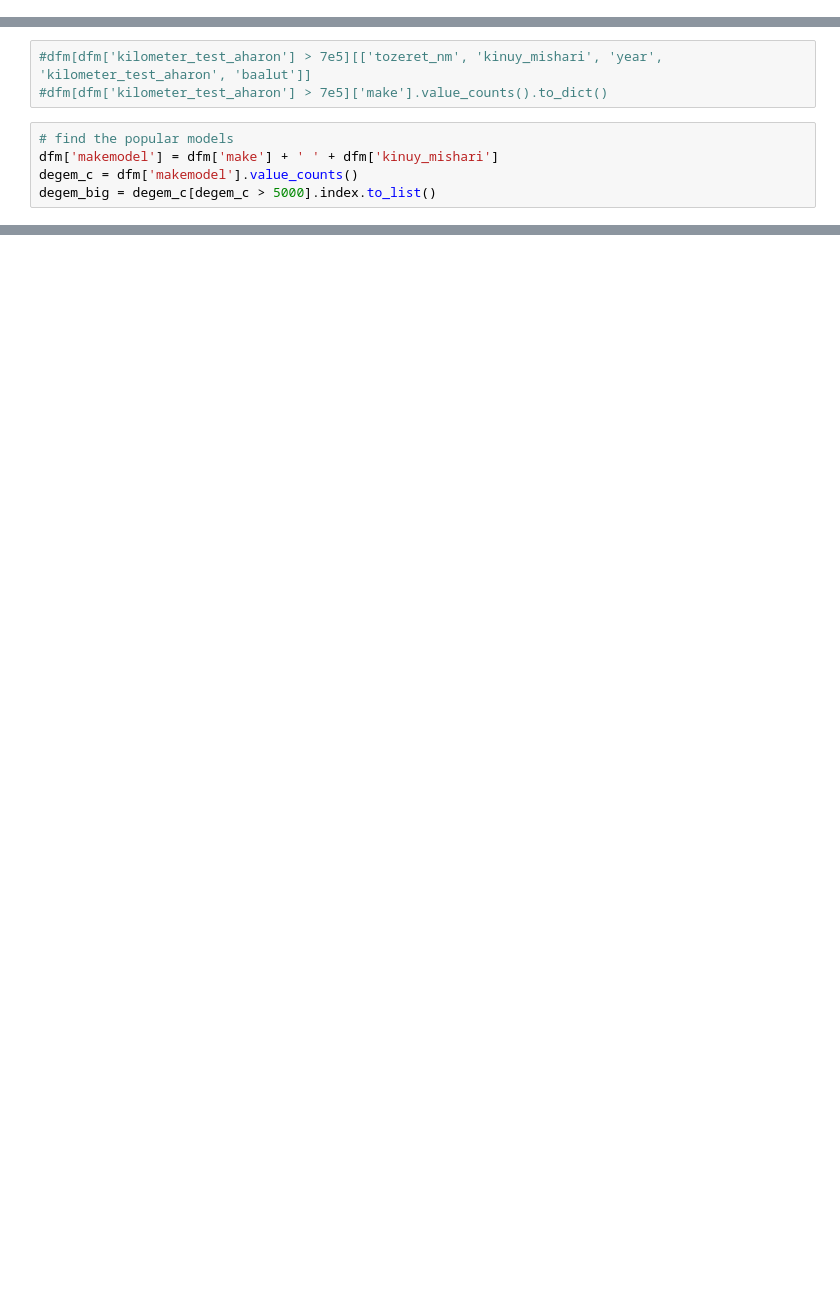
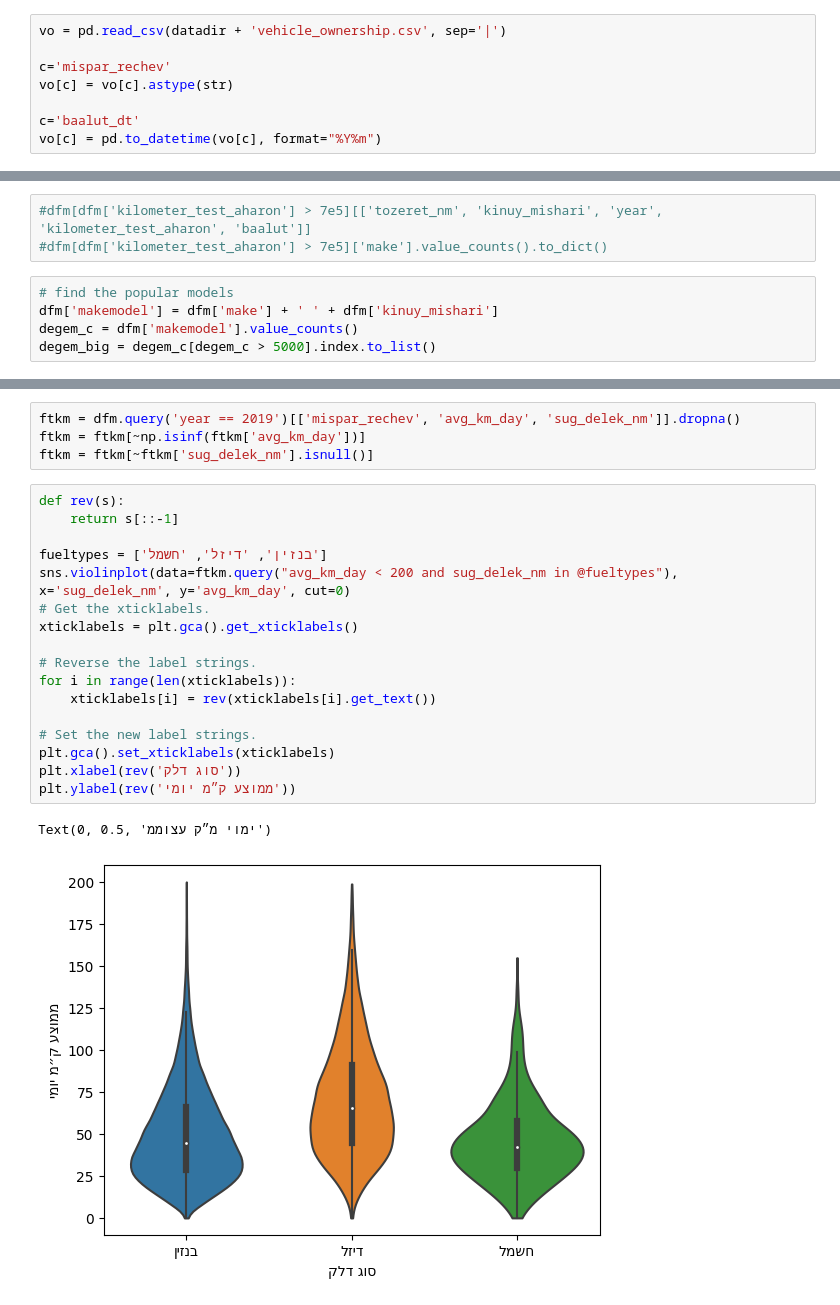
Before and after one commit to dpelleg/notebooks, a Jupyter notebook: charts/code/mileage.ipynb, the cells around one changed output, grey strips where cells are left out. Cells and saved outputs as stored; diff of their text form; blank space fills up the shorter version.

```diff
--- a/charts/code/mileage.ipynb
+++ b/charts/code/mileage.ipynb
@@ -119,0 +176,8 @@ dfm = pd.merge(df, mivne, how='left', on='mispar_rechev')
+# %%
+vo = pd.read_csv(datadir + 'vehicle_ownership.csv', sep='|')
+
+c='mispar_rechev'
+vo[c] = vo[c].astype(str)
+
+c='baalut_dt'
+vo[c] = pd.to_datetime(vo[c], format="%Y%m")
@@ -153,0 +265,24 @@ mkm.sort_values(by='avg_km_day', ascending=False).head(50)
+# %%
+ftkm = dfm.query('year == 2019')[['mispar_rechev', 'avg_km_day', 'sug_delek_nm']].dropna()
+ftkm = ftkm[~np.isinf(ftkm['avg_km_day'])]
+ftkm = ftkm[~ftkm['sug_delek_nm'].isnull()]
+# %%
+def rev(s):
+    return s[::-1]
+
+fueltypes = ['בנזין', 'דיזל', 'חשמל']
+sns.violinplot(data=ftkm.query("avg_km_day < 200 and sug_delek_nm in @fueltypes"), x='sug_delek_nm', y='avg_km_day', cut=0)
+# Get the xticklabels.
+xticklabels = plt.gca().get_xticklabels()
+
+# Reverse the label strings.
+for i in range(len(xticklabels)):
+    xticklabels[i] = rev(xticklabels[i].get_text())
+
+# Set the new label strings.
+plt.gca().set_xticklabels(xticklabels)
+plt.xlabel(rev('סוג דלק'))
+plt.ylabel(rev('ממוצע ק״מ יומי'))
+# %% [output]
+Text(0, 0.5, 'ימוי מ״ק עצוממ')
+[figure, added]
```
Also changed, not shown: parts of 48 cells of this notebook, 3 other files.
